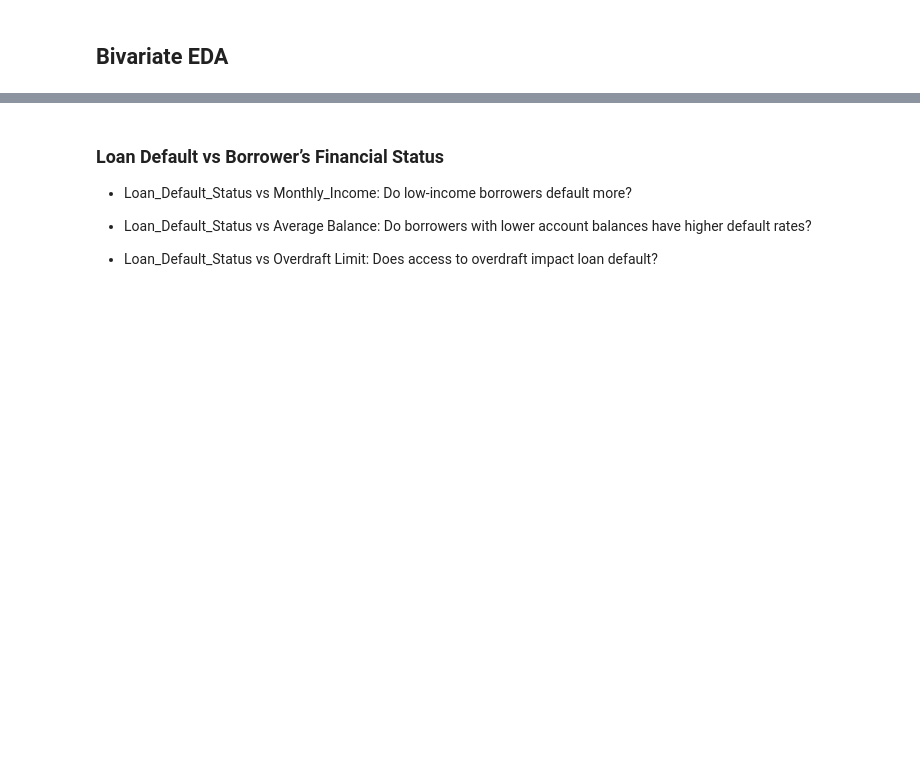
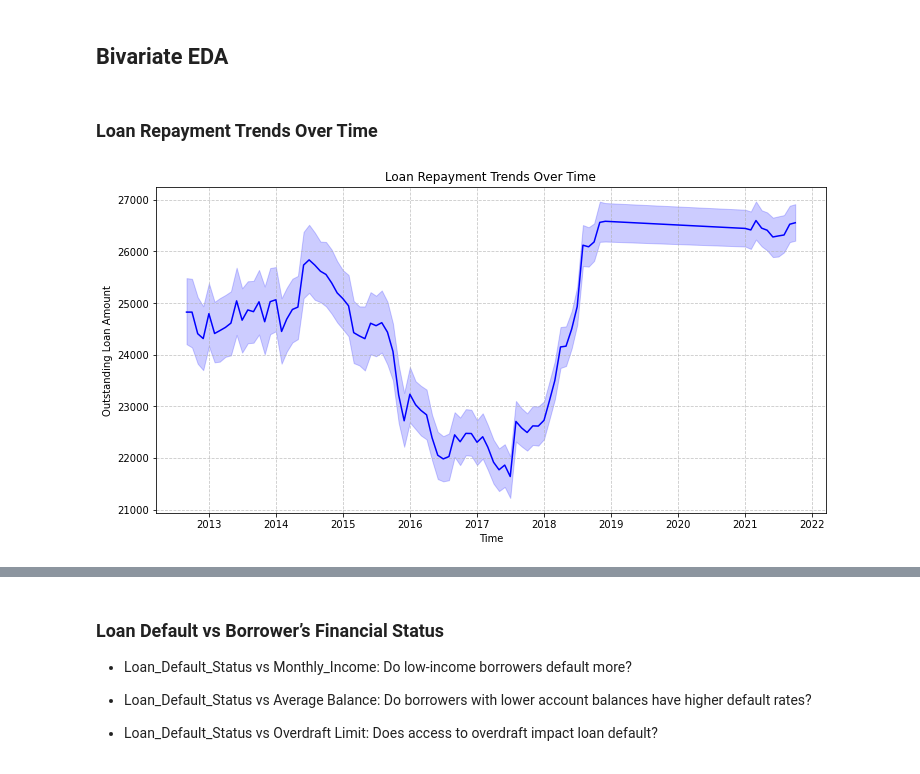
Before and after one commit to Cheptoi-Millicent/DSF-PT08P5-GROUP6-CAPSTONE-PROJECT, a Jupyter notebook: index.ipynb, the cells around one changed output, grey strips where cells are left out. Cells and saved outputs as stored; diff of their text form; code cells hidden in the pictures; blank space fills up the shorter version.

```diff
--- a/index.ipynb
+++ b/index.ipynb
@@ -1938,3 +1992,25 @@ plt.show()
 2. The 65+ year old take/are given no loans
 # %% [markdown]
 ## Bivariate EDA
+# %% [markdown]
+### **Loan Repayment Trends Over Time**
+# %%
+# Ensure the data is in datetime
+final_merged_df_5p["SpshotMonth"] = pd.to_datetime(final_merged_df_5p["SpshotMonth"], errors="coerce")
+
+# Plot
+plt.figure(figsize=(12, 6))
+sns.lineplot(x=final_merged_df_5p["SpshotMonth"], y=final_merged_df_5p["Outstanding Amount"], color="blue")
+
+# Add labels
+plt.xlabel("Time")
+plt.ylabel("Outstanding Loan Amount")
+plt.title("Loan Repayment Trends Over Time")
+
+# Show grid
+plt.grid(True, linestyle="--", alpha=0.7)
+
+# Show Plot
+plt.show()
+# %% [output]
+[figure, added]
```
Also changed, not shown: parts of 20 cells of this notebook.
